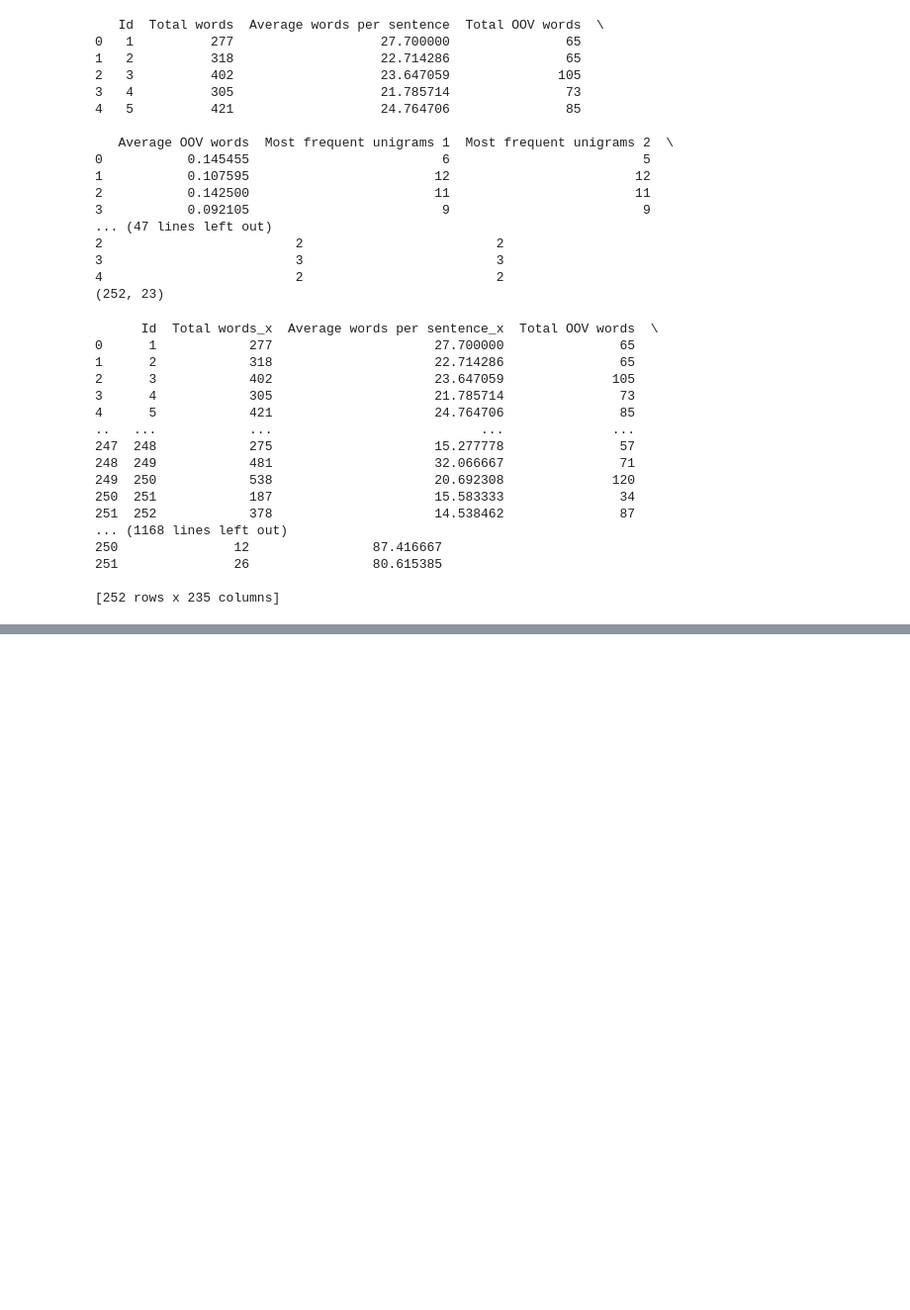
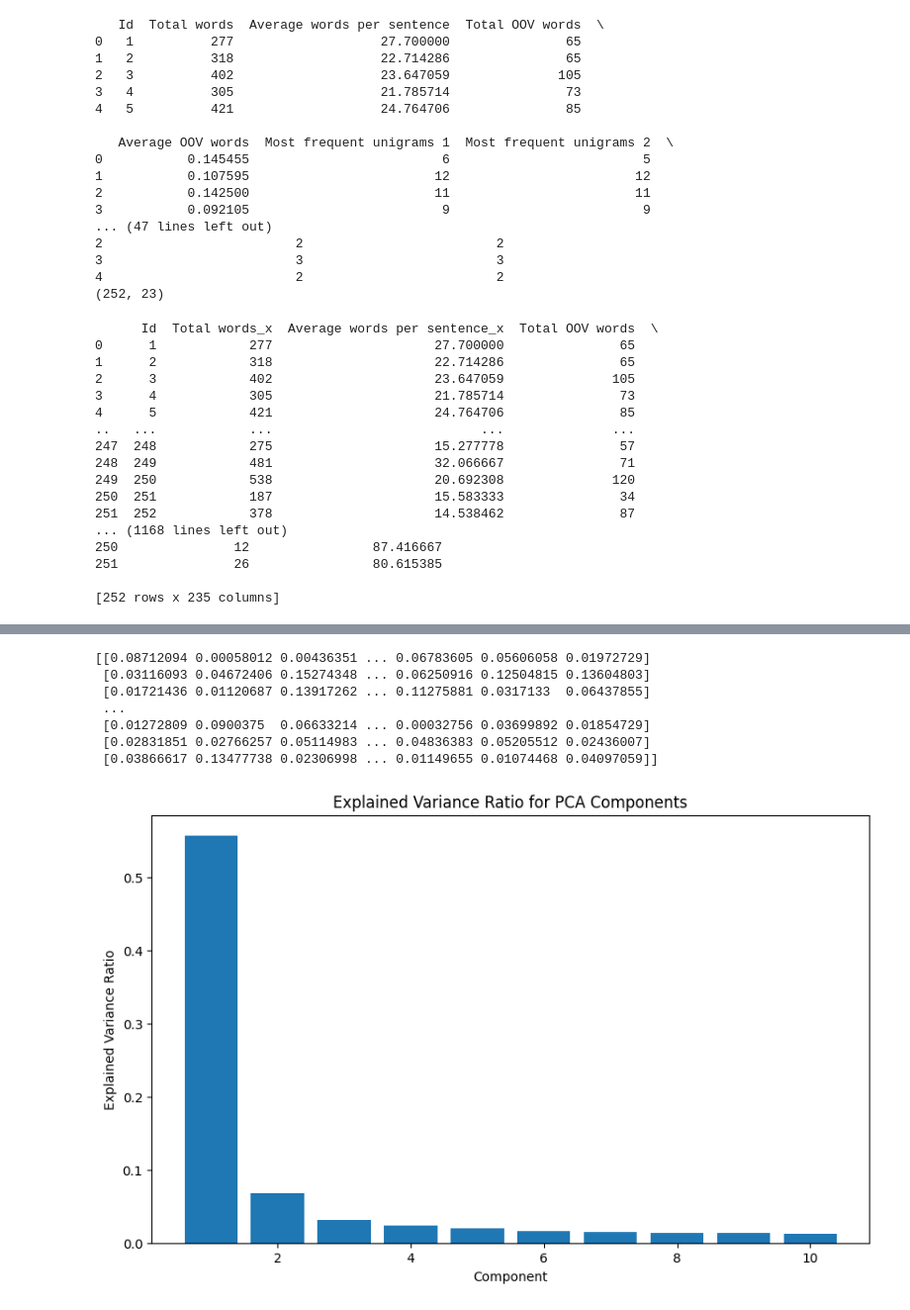
Before and after one commit to Brian-D-Dang/ChatGPT-Generated-Text-Detection, a Jupyter notebook: merge_text_feature_extraction.ipynb, the cells around one changed output, grey strips where cells are left out. Shown at 99% size. Saved outputs shown, nothing was run; the diff lists cells and outputs as text; code cells hidden in the pictures; blank space fills up the shorter version.

Commit message:
Merged df, PCA, attemtpted sorting

```diff
--- a/merge_text_feature_extraction.ipynb
+++ b/merge_text_feature_extraction.ipynb
@@ -1648,0 +1656,7 @@ merged_df.to_csv(output_path, index=False)
+# %%
+# Have all values in data_frames in one df
+# Deduplicate each DataFrame in the list based on 'Id'
+deduped_data_frames = [df.drop_duplicates(subset=['Id']) for df in data_frames]
+df_merged = reduce(lambda left, right: pd.merge(left, right, on=['Id'], how='outer'), deduped_data_frames)
+
+print(df_merged)
@@ -1648,0 +1681,41 @@ merged_df.to_csv(output_path, index=False)
+# %%
+df_merged = df_merged.drop('Id', axis=1)
+# %%
+import numpy as np
+import matplotlib.pyplot as plt
+from sklearn.decomposition import PCA
+from sklearn.preprocessing import StandardScaler
+
+# Standardize the data
+scaler = StandardScaler()
+df_merged = scaler.fit_transform(df_merged)
+
+# Perform PCA on df_merged
+pca = PCA(n_components=min(df_merged.shape[0], 10))
+df_merged_pca = pca.fit(df_merged)
+
+print(abs(df_merged_pca.components_))
+
+# Get explained variance ratio for each component
+# https://stackoverflow.com/questions/57293716/sklearn-pca-explained-variance-and-explained-variance-ratio-difference
+explained_variance_ratio = pca.explained_variance_ratio_
+
+# Sort components in descending order
+sorted_components = np.argsort(explained_variance_ratio)[::-1]
+
+# Plot bar graph
+plt.figure(figsize=(10, 6))
+plt.bar(range(1, len(explained_variance_ratio)+1), explained_variance_ratio[sorted_components])
+plt.xlabel('Component')
+plt.ylabel('Explained Variance Ratio')
+plt.title('Explained Variance Ratio for PCA Components')
+plt.show()
+# %% [output]
+[[0.08712094 0.00058012 0.00436351 ... 0.06783605 0.05606058 0.01972729]
+ [0.03116093 0.04672406 0.15274348 ... 0.06250916 0.12504815 0.13604803]
+ [0.01721436 0.01120687 0.13917262 ... 0.11275881 0.0317133  0.06437855]
+ ...
+ [0.01272809 0.0900375  0.06633214 ... 0.00032756 0.03699892 0.01854729]
+ [0.02831851 0.02766257 0.05114983 ... 0.04836383 0.05205512 0.02436007]
+ [0.03866617 0.13477738 0.02306998 ... 0.01149655 0.01074468 0.04097059]]
+[figure, added]
```
Also changed, not shown: parts of 29 cells of this notebook.
